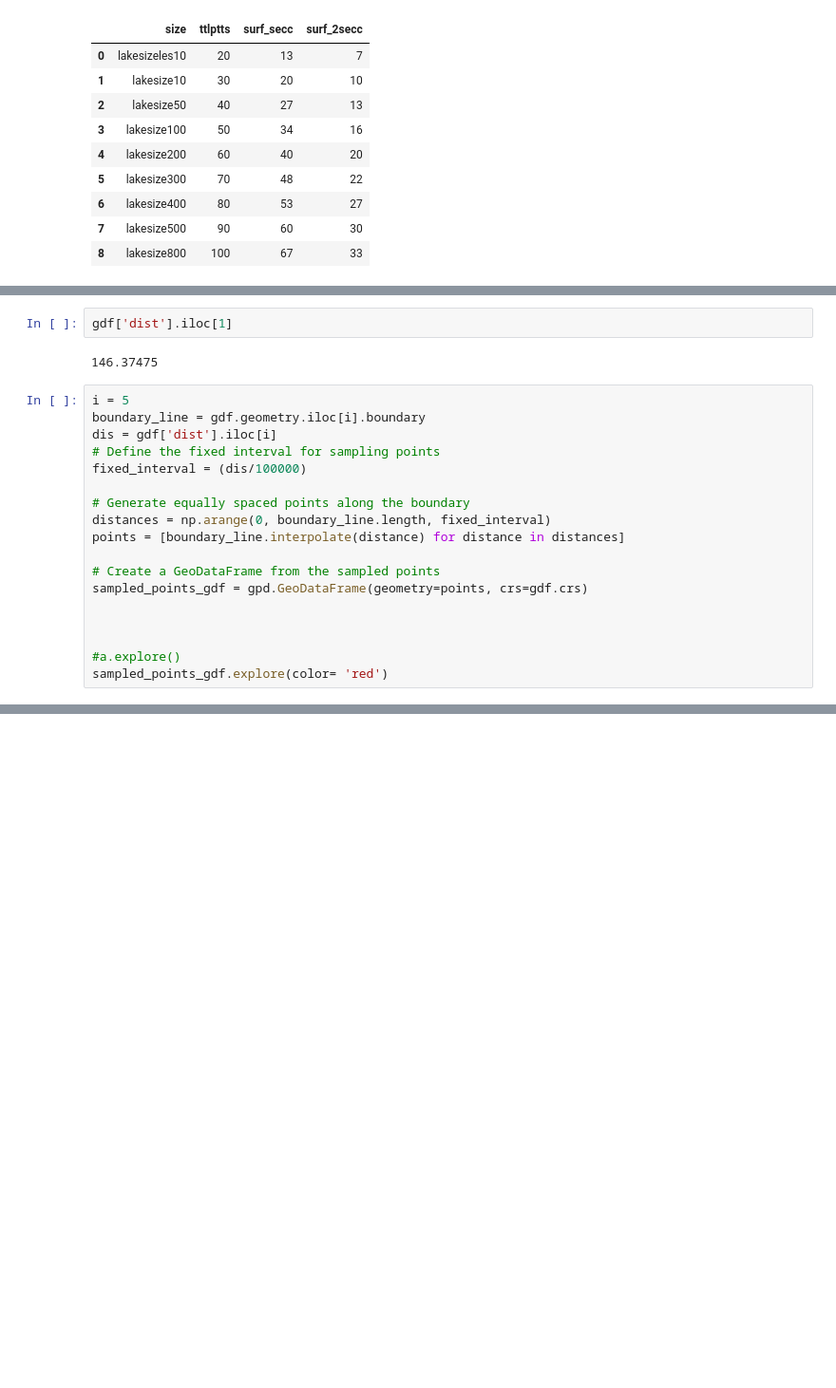
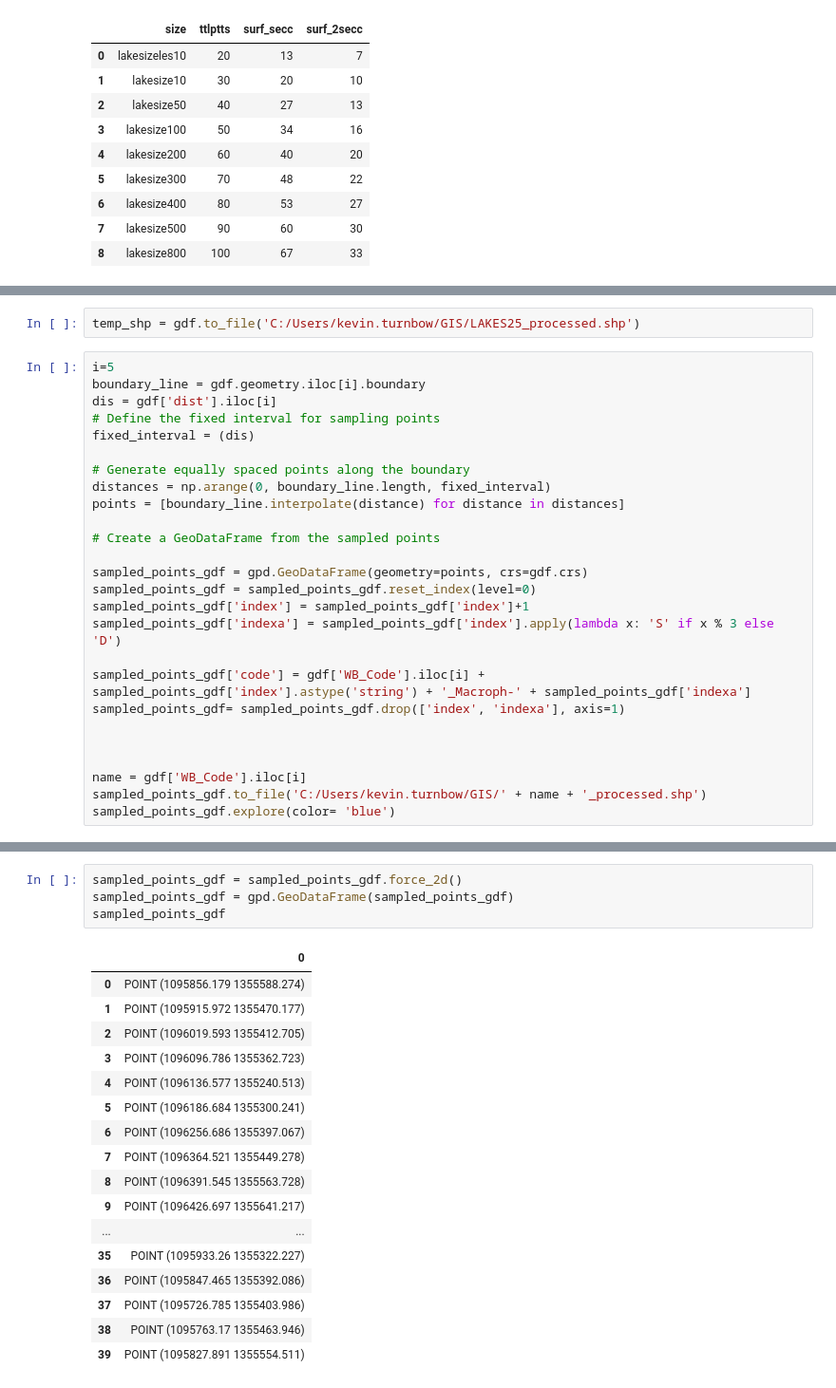
Before and after one commit to turnbowkm/Lake-Segmentation, a Jupyter notebook: python/Lakesegmentation.ipynb, the cells around one changed output, grey strips where cells are left out. Shown at 95% size. Saved outputs shown, nothing was run; the diff lists cells and outputs as text; blank space fills up the shorter version.

```diff
--- a/python/Lakesegmentation.ipynb
+++ b/python/Lakesegmentation.ipynb
@@ -161,28 +166,56 @@ gdf
 gdf.explore()
 # %% [output]
 [interactive output not drawn]
-# %%
-gdf['dist'].iloc[1]
-# %% [output]
-146.37475
+# %%
+temp_shp = gdf.to_file('C:/Users/kevin.turnbow/GIS/LAKES25_processed.shp')
 # %%
-i = 5
+i=5
 boundary_line = gdf.geometry.iloc[i].boundary
 dis = gdf['dist'].iloc[i]
 # Define the fixed interval for sampling points
-fixed_interval = (dis/100000)
+fixed_interval = (dis)
 
 # Generate equally spaced points along the boundary
 distances = np.arange(0, boundary_line.length, fixed_interval)
 points = [boundary_line.interpolate(distance) for distance in distances]
 
 # Create a GeoDataFrame from the sampled points
+
 sampled_points_gdf = gpd.GeoDataFrame(geometry=points, crs=gdf.crs)
+sampled_points_gdf = sampled_points_gdf.reset_index(level=0)
+sampled_points_gdf['index'] = sampled_points_gdf['index']+1
+sampled_points_gdf['indexa'] = sampled_points_gdf['index'].apply(lambda x: 'S' if x % 3 else 'D')
+
+sampled_points_gdf['code'] = gdf['WB_Code'].iloc[i] + sampled_points_gdf['index'].astype('string') + '_Macroph-' + sampled_points_gdf['indexa']
+sampled_points_gdf= sampled_points_gdf.drop(['index', 'indexa'], axis=1)
 
 
 
-#a.explore()
-sampled_points_gdf.explore(color= 'red')
+name = gdf['WB_Code'].iloc[i]
+sampled_points_gdf.to_file('C:/Users/kevin.turnbow/GIS/' + name + '_processed.shp')
+sampled_points_gdf.explore(color= 'blue')
 # %% [output]
 [interactive output not drawn]
+# %%
+sampled_points_gdf = sampled_points_gdf.force_2d()
+sampled_points_gdf = gpd.GeoDataFrame(sampled_points_gdf)
+sampled_points_gdf
+# %% [output]
+|  | 0 |
+| 0 | POINT (1095856.179 1355588.274) |
+| 1 | POINT (1095915.972 1355470.177) |
+| 2 | POINT (1096019.593 1355412.705) |
+| 3 | POINT (1096096.786 1355362.723) |
+| 4 | POINT (1096136.577 1355240.513) |
+| 5 | POINT (1096186.684 1355300.241) |
+| 6 | POINT (1096256.686 1355397.067) |
+| 7 | POINT (1096364.521 1355449.278) |
+| 8 | POINT (1096391.545 1355563.728) |
+| 9 | POINT (1096426.697 1355641.217) |
+| ... | ... |
+| 35 | POINT (1095933.26 1355322.227) |
+| 36 | POINT (1095847.465 1355392.086) |
+| 37 | POINT (1095726.785 1355403.986) |
+| 38 | POINT (1095763.17 1355463.946) |
+| 39 | POINT (1095827.891 1355554.511) |
 # %%
```
Also changed, not shown: parts of 5 cells of this notebook.
